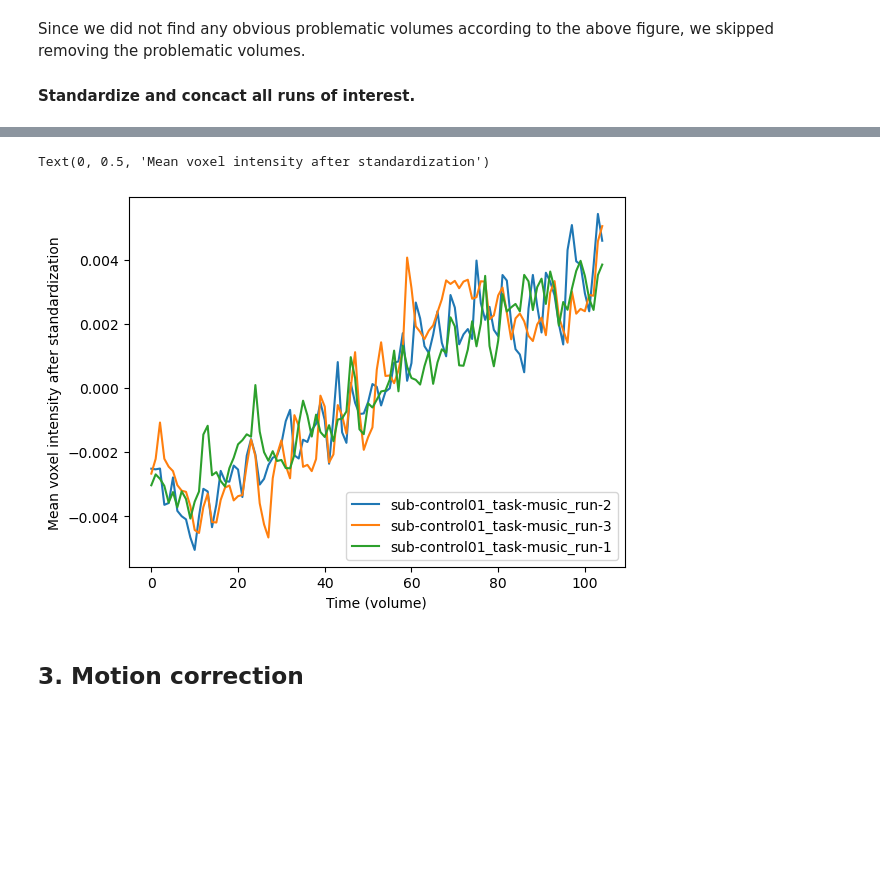
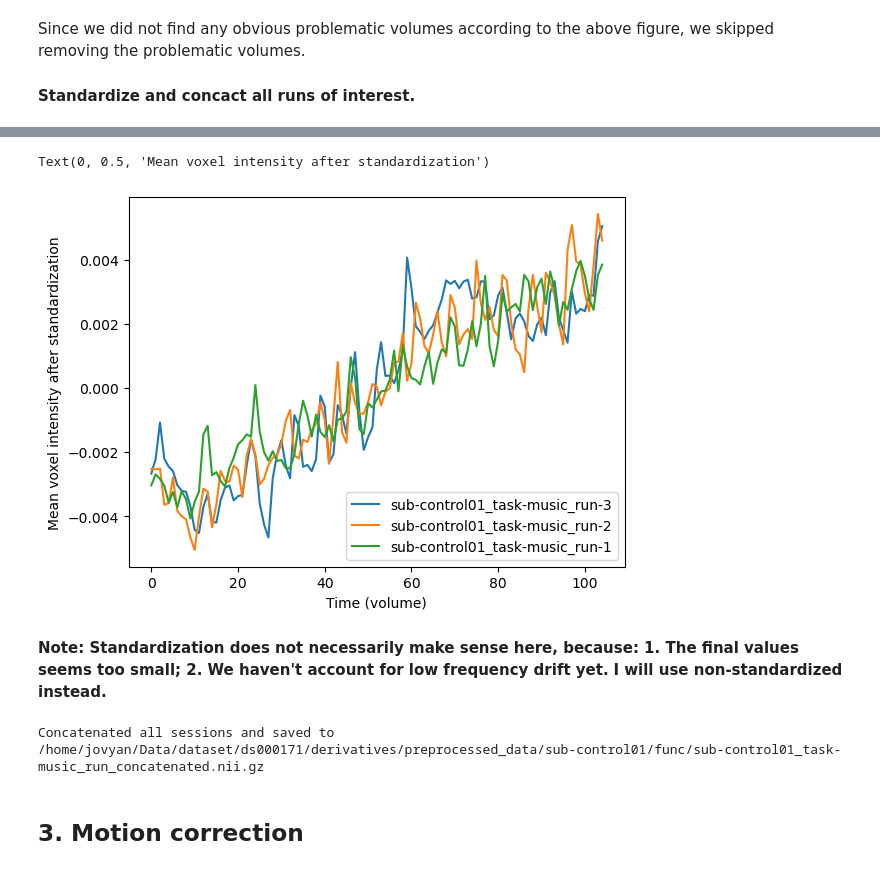
Before and after one commit to ZyLiao-0011/NSSP, a Jupyter notebook: NSSP-Project.ipynb, the cells around one changed output, grey strips where cells are left out. Saved outputs shown, nothing was run; the diff lists cells and outputs as text; code cells hidden in the pictures; blank space fills up the shorter version.

```diff
--- a/miniproject-part1.ipynb
+++ b/NSSP-Project.ipynb
@@ -456,21 +429,41 @@ print_dir_tree(bids_root, max_depth=5)
 # %%
-# Visualize mean voxel intensity after standardization
-import matplotlib.pyplot as plt
+# # Visualize mean voxel intensity after standardization
+# import matplotlib.pyplot as plt
 
-for file in os.listdir(op.join(preproc_root, 'sub-control01','func')):
-    if '_task-music_run' in file and file.endswith('_bold_standardized.nii.gz'):
-        filename = op.join(preproc_root, 'sub-control01','func',file)
+# for file in os.listdir(op.join(preproc_root, 'sub-control01','func')):
+#     if '_task-music_run' in file and file.endswith('_bold_standardized.nii.gz'):
+#         filename = op.join(preproc_root, 'sub-control01','func',file)
 
-        mean_intensity = nib.load(filename).get_fdata().mean(axis=(0,1,2))
+#         mean_intensity = nib.load(filename).get_fdata().mean(axis=(0,1,2))
 
-        plt.plot(mean_intensity,label = file.replace('_bold_standardized.nii.gz',''))
+#         plt.plot(mean_intensity,label = file.replace('_bold_standardized.nii.gz',''))
 
-plt.legend()
-plt.xlabel('Time (volume)')
-plt.ylabel('Mean voxel intensity after standardization')
+# plt.legend()
+# plt.xlabel('Time (volume)')
+# plt.ylabel('Mean voxel intensity after standardization')
 # %% [output]
 Text(0, 0.5, 'Mean voxel intensity after standardization')
-[figure, old version]
+[figure, new version]
+# %% [markdown]
+**Note: Standardization does not necessarily make sense here, because: 1. The final values seems too small; 2. We haven't account for low frequency drift yet.**
+**I will use non-standardized instead.**
+# %%
+all_runs = []
+for run_idx in range(1, 3+1):
+    run_data = nib.load(op.join(preproc_root, subject_dir, 'func', f'sub-control01_task-music_run-{run_idx}_bold.nii.gz'))
+    all_runs.append(run_data.get_fdata())
+all_runs = np.concatenate(all_runs, axis=3)
+
+# Save the concatenated data
+mkdir_no_exist(op.join(preproc_root, subject_dir, 'func'))
+mkdir_no_exist(op.join(preproc_root, subject_dir, 'fmap'))
+all_runs_concat = nib.Nifti1Image(all_runs, img.affine, img.header)
+all_runs_concat_path = op.join(preproc_root, subject_dir, 'func','sub-control01_task-music_run_concatenated.nii.gz')
+nib.save(all_runs_concat, all_runs_concat_path)
+
+print(f'Concatenated all sessions and saved to {all_runs_concat_path}')
+# %% [output]
+Concatenated all sessions and saved to /home/jovyan/Data/dataset/ds000171/derivatives/preprocessed_data/sub-control01/func/sub-control01_task-music_run_concatenated.nii.gz
 # %% [markdown]
 ## 3. Motion correction
 # %%
```
Also changed, not shown: parts of 4 cells of this notebook, 1 other file.
